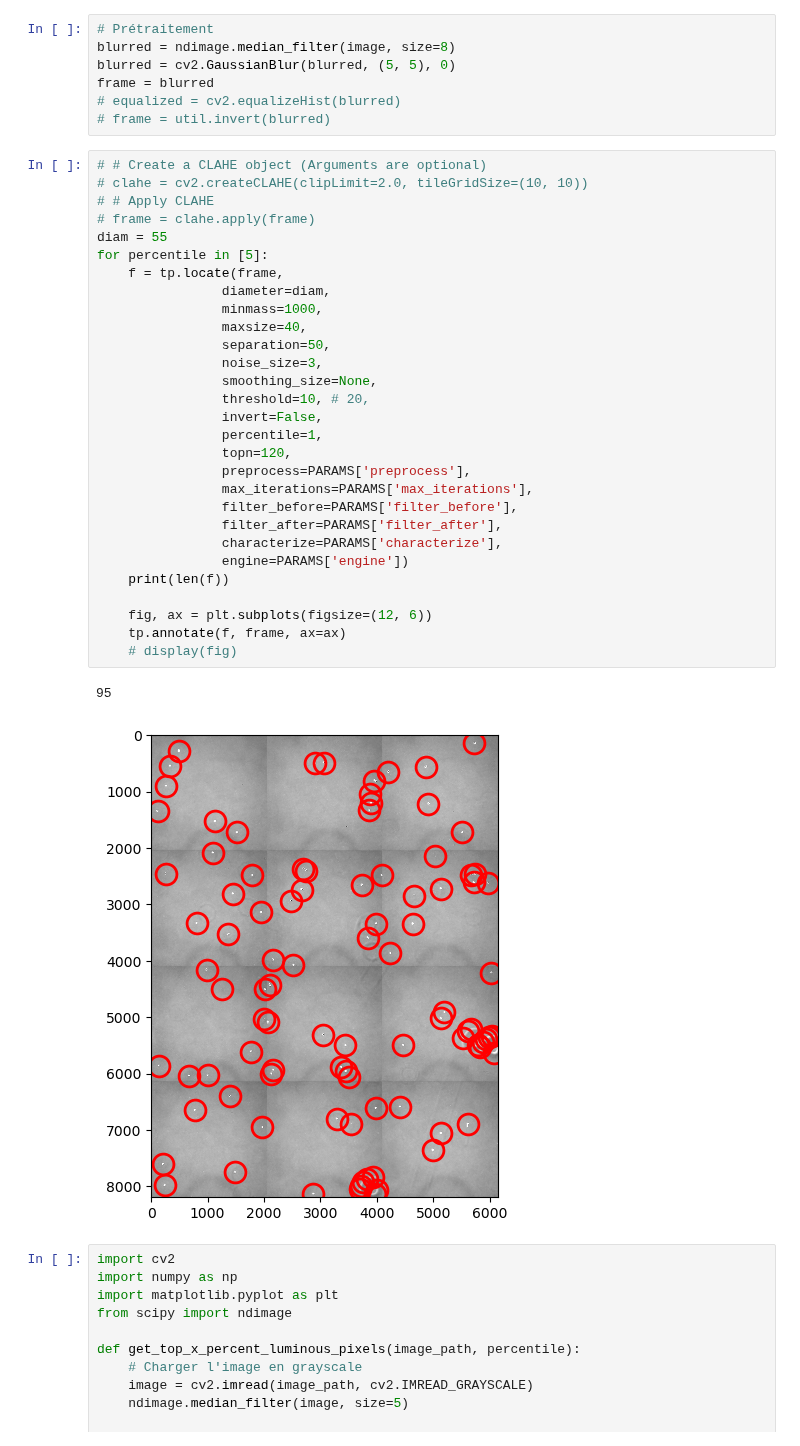
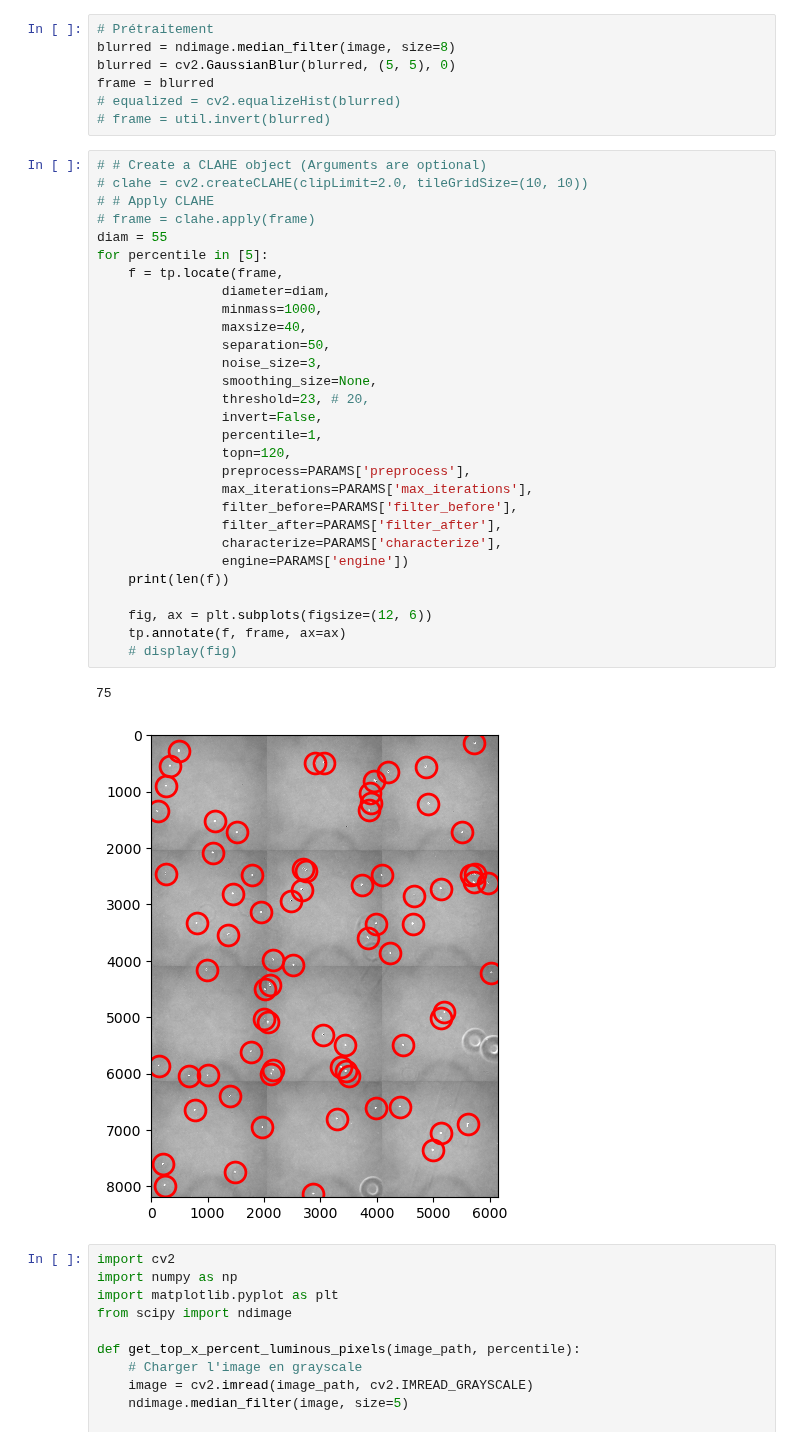
Before and after one commit to Alex-code-lab/tracking_and_analyze, a Jupyter notebook: test_analyse_images.ipynb, the cells around one changed output. Saved outputs shown, nothing was run; the diff lists cells and outputs as text.

```diff
--- a/test_analyse_images.ipynb
+++ b/test_analyse_images.ipynb
@@ -103,35 +103,35 @@ frame = blurred
 # %%
 # # Create a CLAHE object (Arguments are optional)
 # clahe = cv2.createCLAHE(clipLimit=2.0, tileGridSize=(10, 10))
 # # Apply CLAHE
 # frame = clahe.apply(frame)
 diam = 55
 for percentile in [5]:
     f = tp.locate(frame,
                 diameter=diam,
                 minmass=1000,
                 maxsize=40,
                 separation=50,
                 noise_size=3,
                 smoothing_size=None,
-                threshold=10, # 20,
+                threshold=23, # 20,
                 invert=False,
                 percentile=1,
                 topn=120,
                 preprocess=PARAMS['preprocess'],
                 max_iterations=PARAMS['max_iterations'],
                 filter_before=PARAMS['filter_before'],
                 filter_after=PARAMS['filter_after'],
                 characterize=PARAMS['characterize'],
                 engine=PARAMS['engine'])
     print(len(f))
 
     fig, ax = plt.subplots(figsize=(12, 6))
     tp.annotate(f, frame, ax=ax)
     # display(fig)
 # %% [output]
-95
+75
-[figure, old version]
+[figure, new version]
 # %%
 import cv2
 import numpy as np
```
Also changed, not shown: 3 other files.
